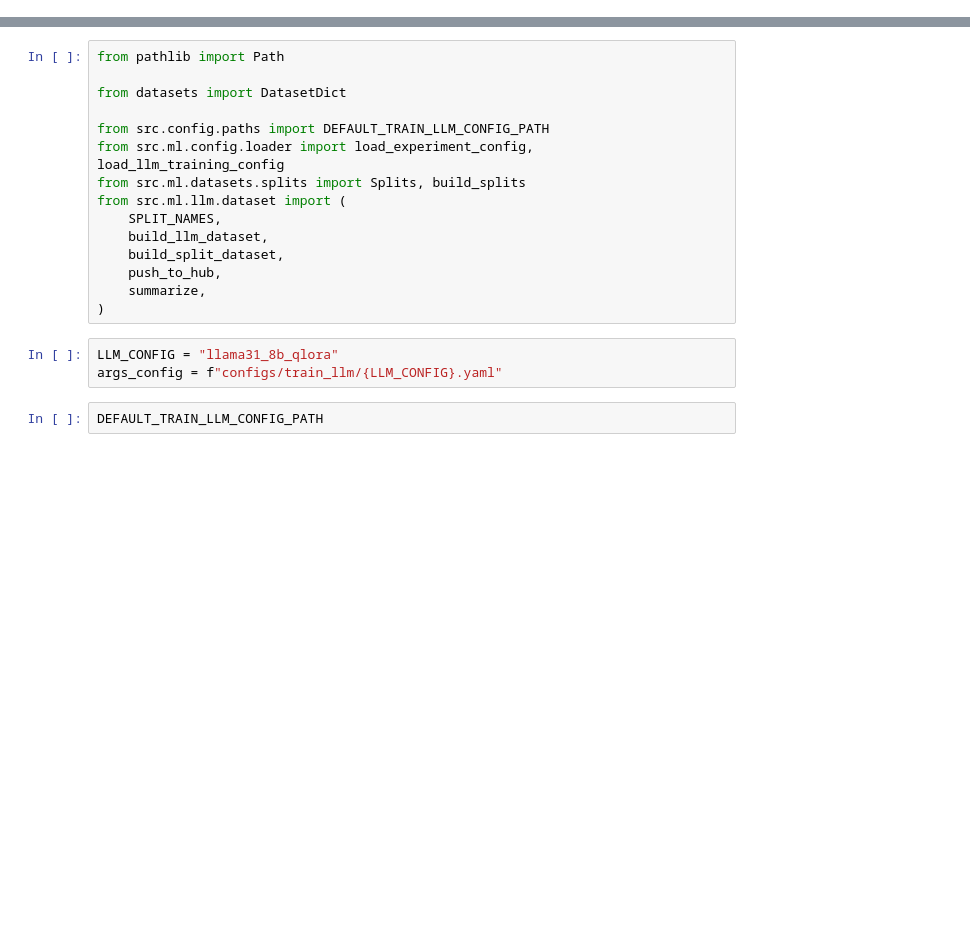
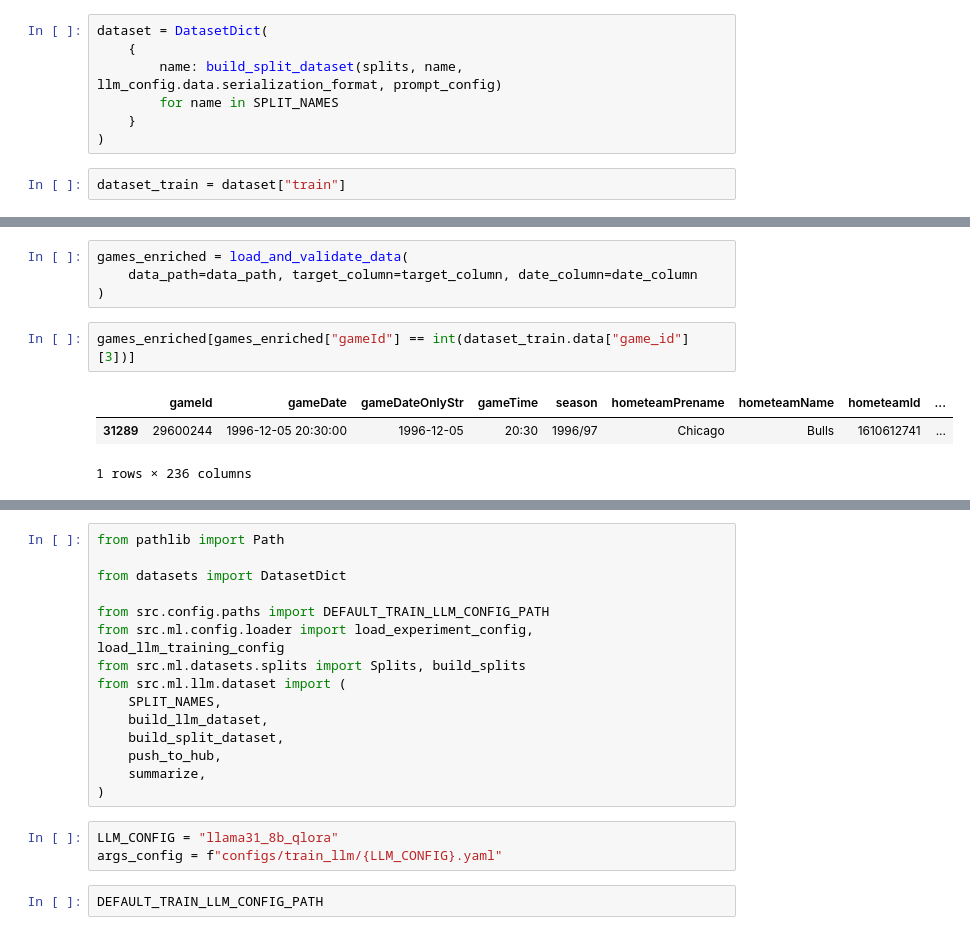
Before and after one commit to fformenti/nba_bets, a Jupyter notebook: src/ml/llm/make_dataset.ipynb, the cells around one changed output, grey strips where cells are left out. Cells and saved outputs as stored; diff of their text form; blank space fills up the shorter version.

```diff
--- a/src/ml/llm/make_dataset.ipynb
+++ b/src/ml/llm/make_dataset.ipynb
@@ -0,0 +58,9 @@
+# %%
+dataset = DatasetDict(
+    {
+        name: build_split_dataset(splits, name, llm_config.data.serialization_format, prompt_config)
+        for name in SPLIT_NAMES
+    }
+)
+# %%
+dataset_train = dataset["train"]
@@ -0,0 +125,10 @@
+# %%
+games_enriched = load_and_validate_data(
+    data_path=data_path, target_column=target_column, date_column=date_column
+)
+# %%
+games_enriched[games_enriched["gameId"] == int(dataset_train.data["game_id"][3])]
+# %% [output]
+|  | gameId | gameDate | gameDateOnlyStr | gameTime | season | hometeamPrename | hometeamName | hometeamId | ... |
+| 31289 | 29600244 | 1996-12-05 20:30:00 | 1996-12-05 | 20:30 | 1996/97 | Chicago | Bulls | 1610612741 | ... |
+1 rows × 236 columns
```
Also changed, not shown: parts of 25 cells of this notebook, 59 other files.
